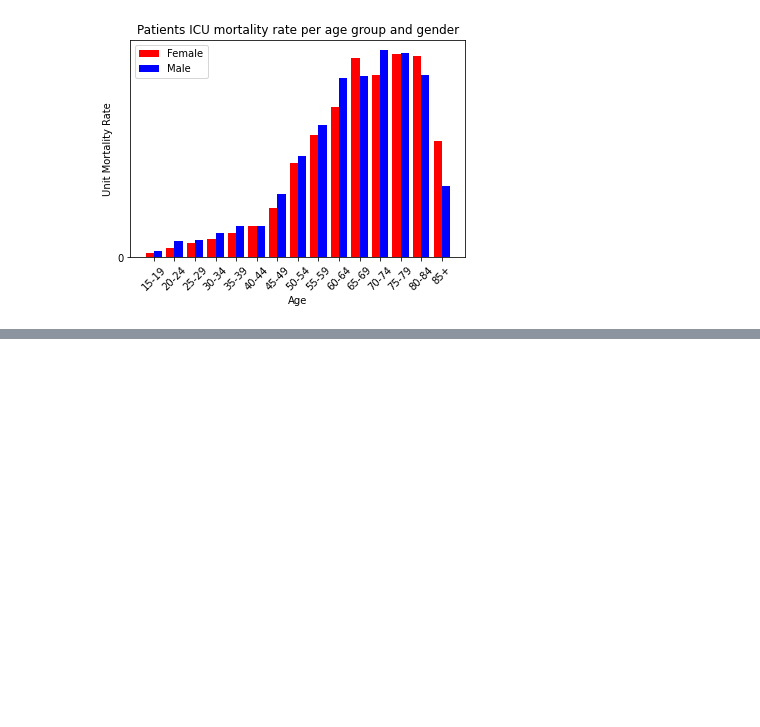
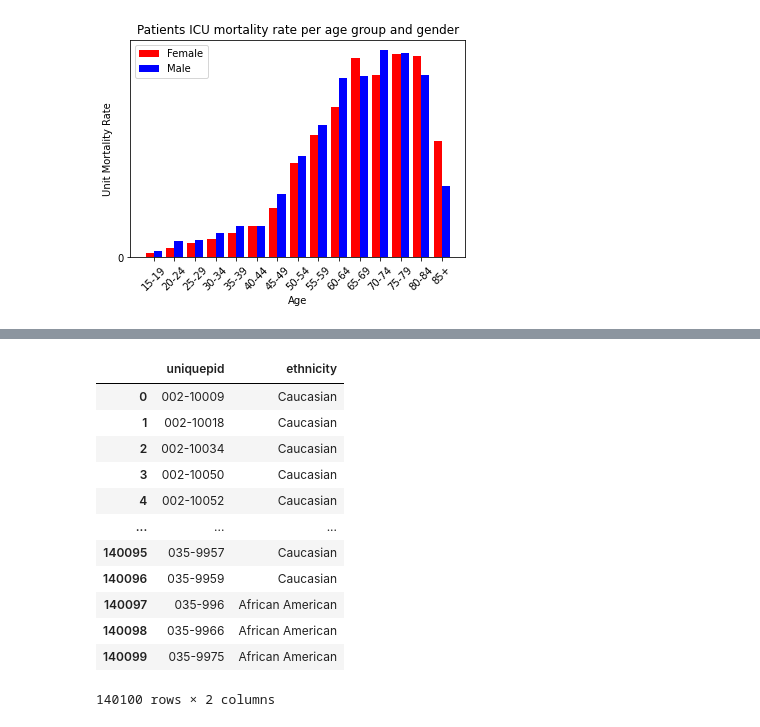
Before and after one commit to sumaiya08/clinical-decision-support, a Jupyter notebook: Plots.ipynb, the cells around one changed output, grey strips where cells are left out. Saved outputs shown, nothing was run; the diff lists cells and outputs as text; code cells hidden in the pictures; blank space fills up the shorter version.

```diff
--- a/Plots.ipynb
+++ b/Plots.ipynb
@@ -194,0 +233,16 @@ plt.show()
+# %%
+race
+# %% [output]
+|  | uniquepid | ethnicity |
+| 0 | 002-10009 | Caucasian |
+| 1 | 002-10018 | Caucasian |
+| 2 | 002-10034 | Caucasian |
+| 3 | 002-10050 | Caucasian |
+| 4 | 002-10052 | Caucasian |
+| ... | ... | ... |
+| 140095 | 035-9957 | Caucasian |
+| 140096 | 035-9959 | Caucasian |
+| 140097 | 035-996 | African American |
+| 140098 | 035-9966 | African American |
+| 140099 | 035-9975 | African American |
+140100 rows × 2 columns
```
Also changed, not shown: parts of 7 cells of this notebook.
